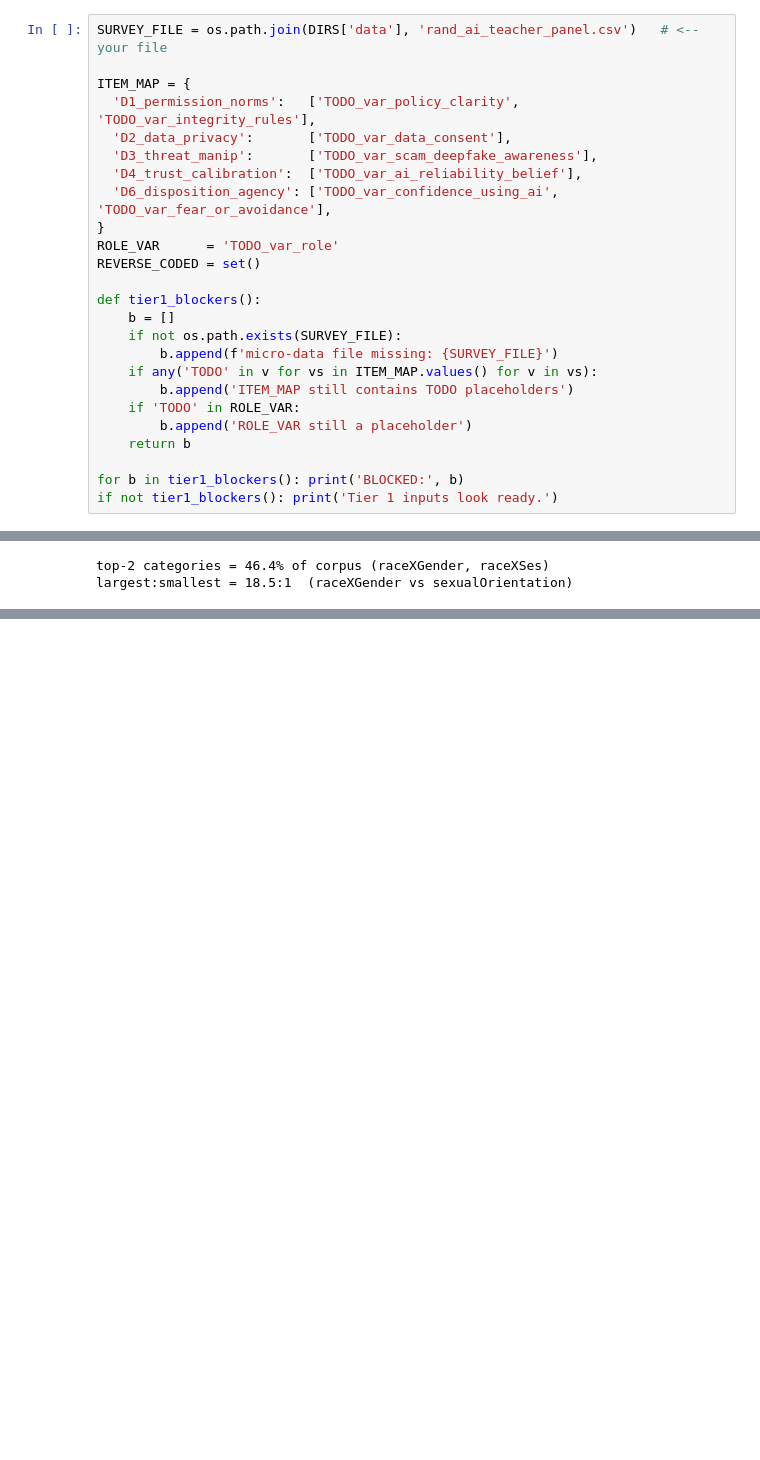
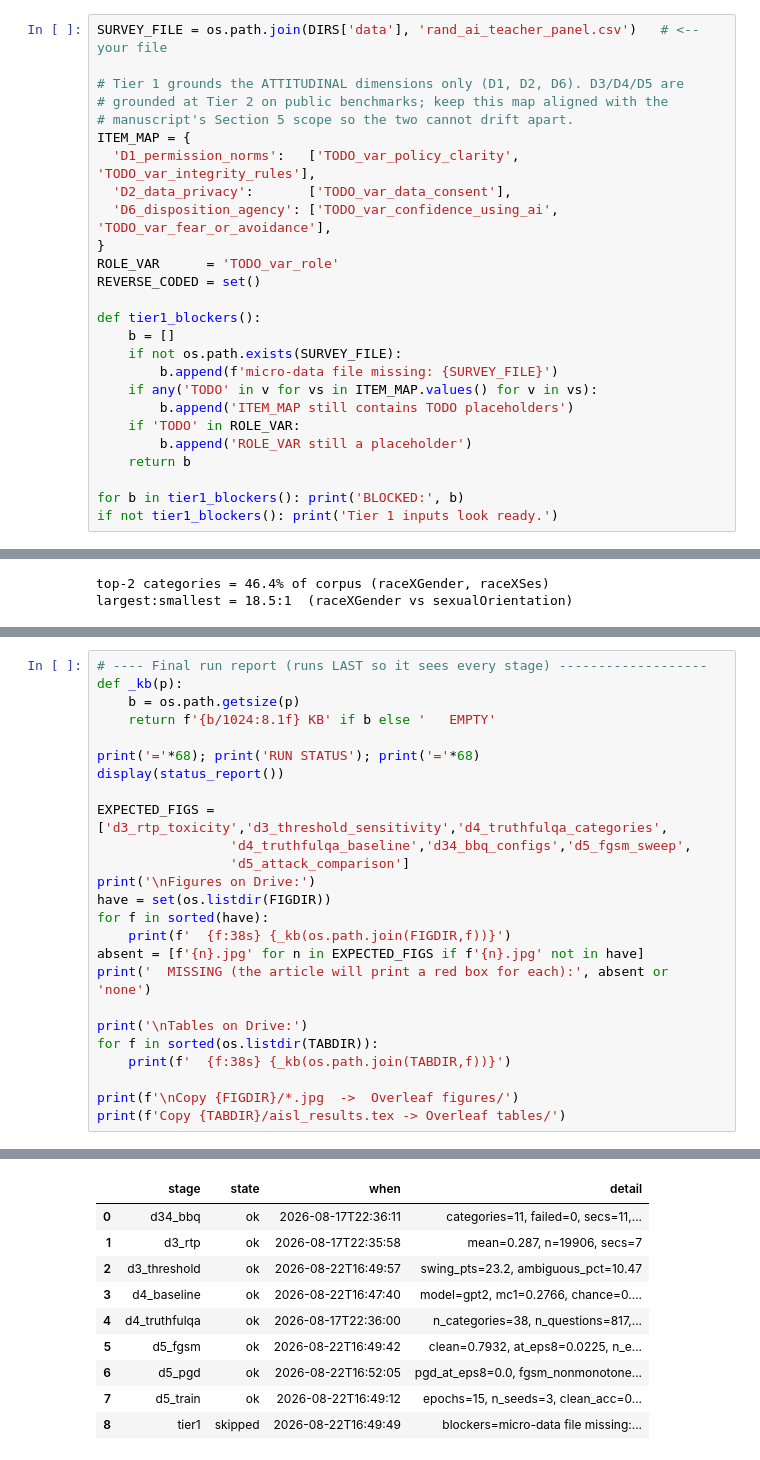
Before and after one commit to ericyoc/AI-security-literacy, a Jupyter notebook: AISL_analysis_poc.ipynb, the cells around one changed output, grey strips where cells are left out. Cells and saved outputs as stored; diff of their text form; blank space fills up the shorter version.

```diff
--- a/AISL_analysis_poc.ipynb
+++ b/AISL_analysis_poc.ipynb
@@ -483,11 +603,12 @@ saved  /content/drive/MyDrive/AISL_data/tables/d5_fgsm_sweep.csv
 # %%
 SURVEY_FILE = os.path.join(DIRS['data'], 'rand_ai_teacher_panel.csv')   # <-- your file
 
+# Tier 1 grounds the ATTITUDINAL dimensions only (D1, D2, D6). D3/D4/D5 are
+# grounded at Tier 2 on public benchmarks; keep this map aligned with the
+# manuscript's Section 5 scope so the two cannot drift apart.
 ITEM_MAP = {
   'D1_permission_norms':   ['TODO_var_policy_clarity', 'TODO_var_integrity_rules'],
   'D2_data_privacy':       ['TODO_var_data_consent'],
-  'D3_threat_manip':       ['TODO_var_scam_deepfake_awareness'],
-  'D4_trust_calibration':  ['TODO_var_ai_reliability_belief'],
   'D6_disposition_agency': ['TODO_var_confidence_using_ai', 'TODO_var_fear_or_avoidance'],
 }
 ROLE_VAR      = 'TODO_var_role'
@@ -873,2 +992,28 @@ wrote /content/drive/MyDrive/AISL_data/tables/aisl_results.tex
 
 \newcommand{\tierOneStatus}{not executed}
+# %%
+# ---- Final run report (runs LAST so it sees every stage) -------------------
+def _kb(p):
+    b = os.path.getsize(p)
+    return f'{b/1024:8.1f} KB' if b else '   EMPTY'
+
+print('='*68); print('RUN STATUS'); print('='*68)
+display(status_report())
+
+EXPECTED_FIGS = ['d3_rtp_toxicity','d3_threshold_sensitivity','d4_truthfulqa_categories',
+                 'd4_truthfulqa_baseline','d34_bbq_configs','d5_fgsm_sweep',
+                 'd5_attack_comparison']
+print('\nFigures on Drive:')
+have = set(os.listdir(FIGDIR))
+for f in sorted(have):
+    print(f'  {f:38s} {_kb(os.path.join(FIGDIR,f))}')
+absent = [f'{n}.jpg' for n in EXPECTED_FIGS if f'{n}.jpg' not in have]
+print('  MISSING (the article will print a red box for each):', absent or 'none')
+
+print('\nTables on Drive:')
+for f in sorted(os.listdir(TABDIR)):
+    print(f'  {f:38s} {_kb(os.path.join(TABDIR,f))}')
+
+print(f'\nCopy {FIGDIR}/*.jpg  ->  Overleaf figures/')
+print(f'Copy {TABDIR}/aisl_results.tex -> Overleaf tables/')
+# %% [output]
@@ -874,0 +1023,10 @@ wrote /content/drive/MyDrive/AISL_data/tables/aisl_results.tex
+|  | stage | state | when | detail |
+| 0 | d34_bbq | ok | 2026-08-17T22:36:11 | categories=11, failed=0, secs=11,... |
+| 1 | d3_rtp | ok | 2026-08-17T22:35:58 | mean=0.287, n=19906, secs=7 |
+| 2 | d3_threshold | ok | 2026-08-22T16:49:57 | swing_pts=23.2, ambiguous_pct=10.47 |
+| 3 | d4_baseline | ok | 2026-08-22T16:47:40 | model=gpt2, mc1=0.2766, chance=0.... |
+| 4 | d4_truthfulqa | ok | 2026-08-17T22:36:00 | n_categories=38, n_questions=817,... |
+| 5 | d5_fgsm | ok | 2026-08-22T16:49:42 | clean=0.7932, at_eps8=0.0225, n_e... |
+| 6 | d5_pgd | ok | 2026-08-22T16:52:05 | pgd_at_eps8=0.0, fgsm_nonmonotone... |
+| 7 | d5_train | ok | 2026-08-22T16:49:12 | epochs=15, n_seeds=3, clean_acc=0... |
+| 8 | tier1 | skipped | 2026-08-22T16:49:49 | blockers=micro-data file missing:... |
```
Also changed, not shown: parts of 19 cells of this notebook.
